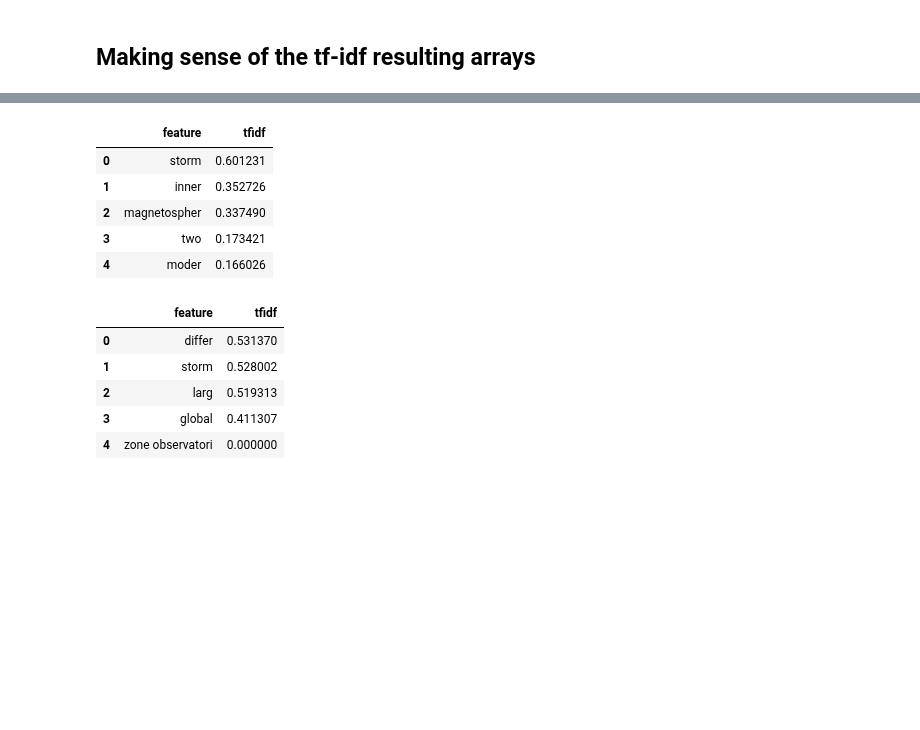
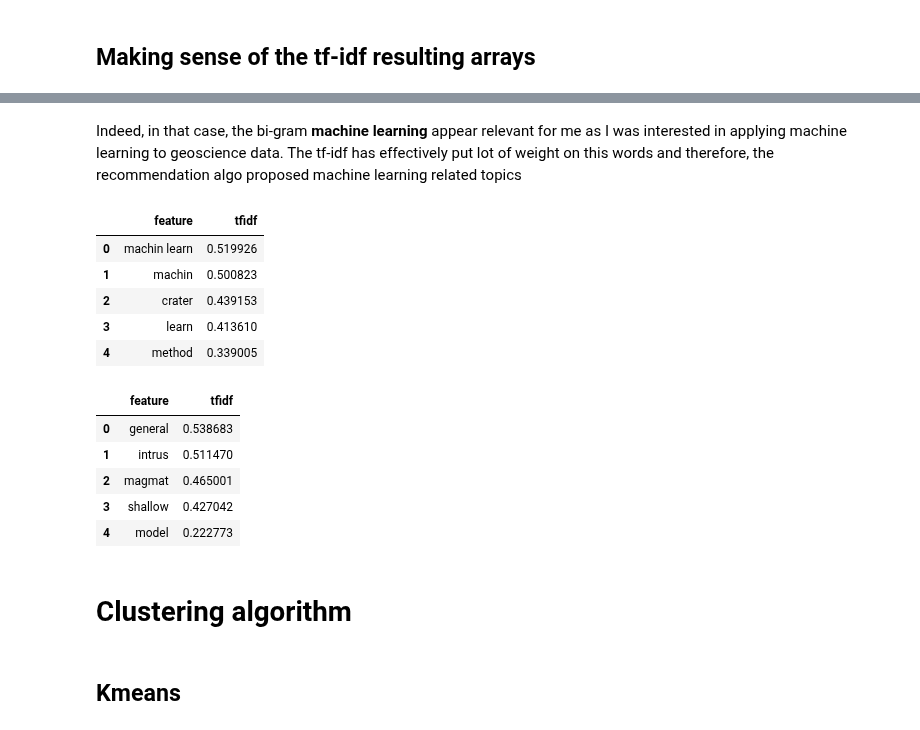
Before and after one commit to cthorey/AGU_Data, a Jupyter notebook: Notebook/Similar_Papers.ipynb, the cells around one changed output, grey strips where cells are left out. Drawn from its saved outputs; the diff is of its cells as text; code cells hidden in the pictures; blank space fills up the shorter version.

```diff
--- a/Notebook/Similar_Papers.ipynb
+++ b/Notebook/Similar_Papers.ipynb
@@ -48,21 +66,17 @@ We first remove extra text in the abstract (eposter) and (Invited) + convert uni
 # %%
 import unicodedata
 def clean_title(text):
-    if text.split(' ')[-1] == '(Invited)':
-        text = ' '.join(text.split(' ')[:-1])
     text = unicodedata.normalize('NFKD', text).encode('ascii','ignore')
     text = text.replace('\n', ' ')
     return text
 
 def clean_abstract(text):
-    if text.split('\n')[0].split(' ')[0] =='ePoster':
-        text = ' '.join(text.split('\n')[1:])
     text = unicodedata.normalize('NFKD', text).encode('ascii','ignore')
     text = text.replace('\n', ' ')
     return text
 
-titles = map(clean_title,titles)
-abstracts = map(clean_abstract,abstracts)
+titles = map(clean_title,raw_titles)
+abstracts = map(clean_abstract,raw_abstracts)
 # %%
 idx = 300
 print '\n The title of this paper is : \n %s'%(titles[idx])
@@ -151,9 +165,10 @@ def open_idf(folder):
 # %%
 from sklearn.feature_extraction.text import TfidfVectorizer
 
-# Set true if necessary to rebuild the model !
-fit_transform = True
-if fit_transform:
+folder_titles = os.path.join(model_saved,'tfidf','titles')
+recompute = False
+if len(os.listdir(folder_titles)) == 0 or recompute:
+    print 'Create files'
     titles_tfidf_vectorizer = TfidfVectorizer(analyzer = 'word',
                                    max_df=0.95,
                                    max_features=200000,
@@ -164,9 +179,8 @@ if fit_transform:
                                    lowercase = True,
                                    ngram_range=(1,3))
     %time idf_titles = titles_tfidf_vectorizer.fit_transform(titles)
-    folder_titles = os.path.join(model_saved,'tfidf','titles')
     save_idf(folder_titles,titles_tfidf_vectorizer,idf_titles)
 else:
-    folder_title = os.path.join(model_saved,'tfidf','titles')
-    titles_tfidf_vectorizer, idf_titles = open_idf(folder_title)
+    print 'Load files'
+    %time titles_tfidf_vectorizer, idf_titles = open_idf(folder_titles)
 # %% [output]
@@ -214,0 +327,7 @@ def top_tfidf_feats(row, features, top_n=25):
+# %%
+def name_to_idx(name):
+    ''' From an authors, return the list of contributions '''
+    contrib = [f for f in sources if name in f.authors.keys()]
+    return [sources.index(elt) for elt in contrib]
+
+idxs = name_to_idx('Clement Thorey')
@@ -214,0 +446,7 @@ def top_tfidf_feats(row, features, top_n=25):
+# %%
+nearest = NearestNeighbors(n_neighbors=200,
+                        algorithm='brute',
+                        metric = 'cosine')
+nearest.fit(idf_titles)
+distances ,indices = nearest.kneighbors(idf_titles[idxs[1]], 90 ,return_distance=True)
+print indices
@@ -215,18 +586,24 @@ def top_tfidf_feats(row, features, top_n=25):
+# %% [markdown]
+Indeed, in that case, the bi-gram **machine learning** appear relevant for me as I was interested in applying machine learning to geoscience data. The tf-idf has effectively put lot of weight on this words and therefore, the recommendation algo proposed machine learning related topics
 # %%
-top_tfidf_feats(np.squeeze(idf_abstracts[0].toarray()),abstracts_tfidf_vectorizer.get_feature_names(),5)
+top_tfidf_feats(np.squeeze(idf_titles[idxs[0]].toarray()),titles_tfidf_vectorizer.get_feature_names(),5)
 # %% [output]
 |  | feature | tfidf |
-| 0 | storm | 0.601231 |
-| 1 | inner | 0.352726 |
-| 2 | magnetospher | 0.337490 |
-| 3 | two | 0.173421 |
-| 4 | moder | 0.166026 |
+| 0 | machin learn | 0.519926 |
+| 1 | machin | 0.500823 |
+| 2 | crater | 0.439153 |
+| 3 | learn | 0.413610 |
+| 4 | method | 0.339005 |
 # %%
-top_tfidf_feats(np.squeeze(idf_titles[0].toarray()),titles_tfidf_vectorizer.get_feature_names(),5)
+top_tfidf_feats(np.squeeze(idf_titles[idxs[1]].toarray()),titles_tfidf_vectorizer.get_feature_names(),5)
 # %% [output]
 |  | feature | tfidf |
-| 0 | differ | 0.531370 |
-| 1 | storm | 0.528002 |
-| 2 | larg | 0.519313 |
-| 3 | global | 0.411307 |
-| 4 | zone observatori | 0.000000 |
+| 0 | general | 0.538683 |
+| 1 | intrus | 0.511470 |
+| 2 | magmat | 0.465001 |
+| 3 | shallow | 0.427042 |
+| 4 | model | 0.222773 |
+# %% [markdown]
+# Clustering algorithm
+# %% [markdown]
+## Kmeans
```
Also changed, not shown: parts of 49 cells of this notebook.
